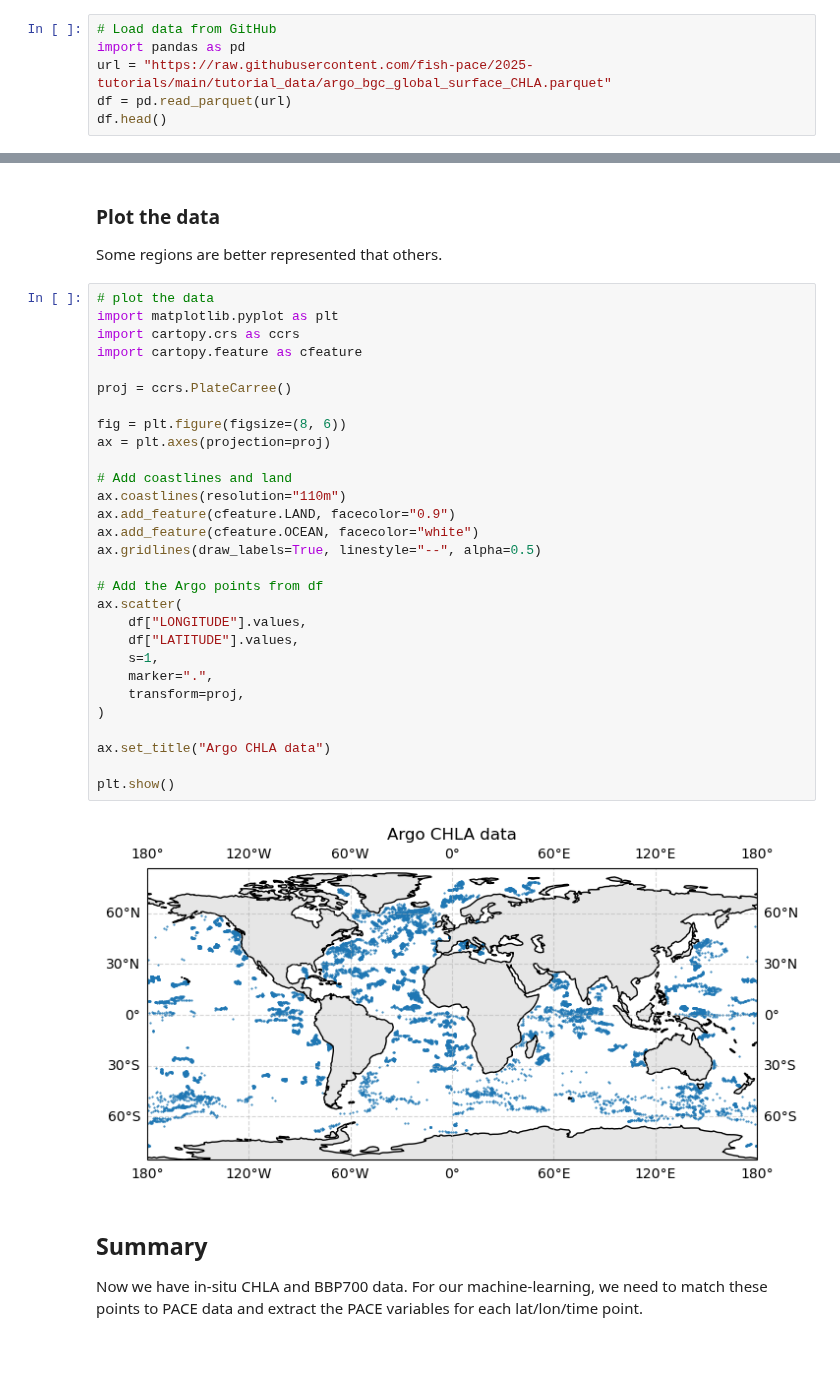
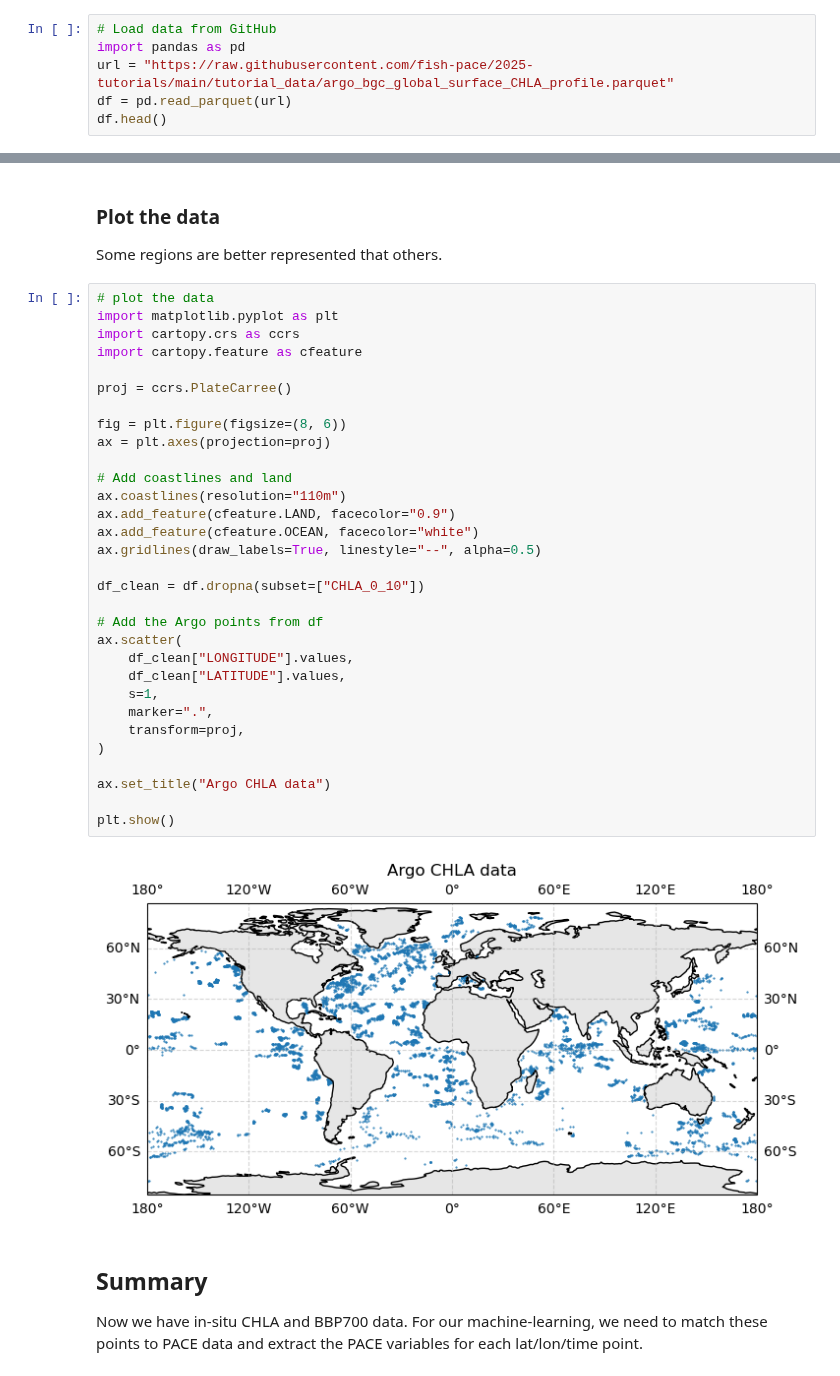
Before and after one commit to fish-pace/2025-tutorials, a Jupyter notebook: argopy.ipynb, the cells around one changed output, grey strips where cells are left out. Drawn from its saved outputs; the diff is of its cells as text.

Commit message:
final clean up

```diff
--- a/argopy.ipynb
+++ b/argopy.ipynb
@@ -931,7 +937,7 @@ df.shape
 # %%
 # Load data from GitHub
 import pandas as pd
-url = "https://raw.githubusercontent.com/fish-pace/2025-tutorials/main/tutorial_data/argo_bgc_global_surface_CHLA.parquet"
+url = "https://raw.githubusercontent.com/fish-pace/2025-tutorials/main/tutorial_data/argo_bgc_global_surface_CHLA_profile.parquet"
 df = pd.read_parquet(url)
 df.head()
 # %% [output]
@@ -948,34 +955,36 @@ Some regions are better represented that others.
 # %%
 # plot the data
 import matplotlib.pyplot as plt
 import cartopy.crs as ccrs
 import cartopy.feature as cfeature
 
 proj = ccrs.PlateCarree()
 
 fig = plt.figure(figsize=(8, 6))
 ax = plt.axes(projection=proj)
 
 # Add coastlines and land
 ax.coastlines(resolution="110m")
 ax.add_feature(cfeature.LAND, facecolor="0.9")
 ax.add_feature(cfeature.OCEAN, facecolor="white")
 ax.gridlines(draw_labels=True, linestyle="--", alpha=0.5)
 
+df_clean = df.dropna(subset=["CHLA_0_10"])
+
 # Add the Argo points from df
 ax.scatter(
-    df["LONGITUDE"].values,
-    df["LATITUDE"].values,
+    df_clean["LONGITUDE"].values,
+    df_clean["LATITUDE"].values,
     s=1,
     marker=".",
     transform=proj,
 )
 
 ax.set_title("Argo CHLA data")
 
 plt.show()
 # %% [output]
-[figure, old version]
+[figure, new version]
 # %% [markdown]
 ## Summary
 
```
Also changed, not shown: parts of 7 cells of this notebook.
